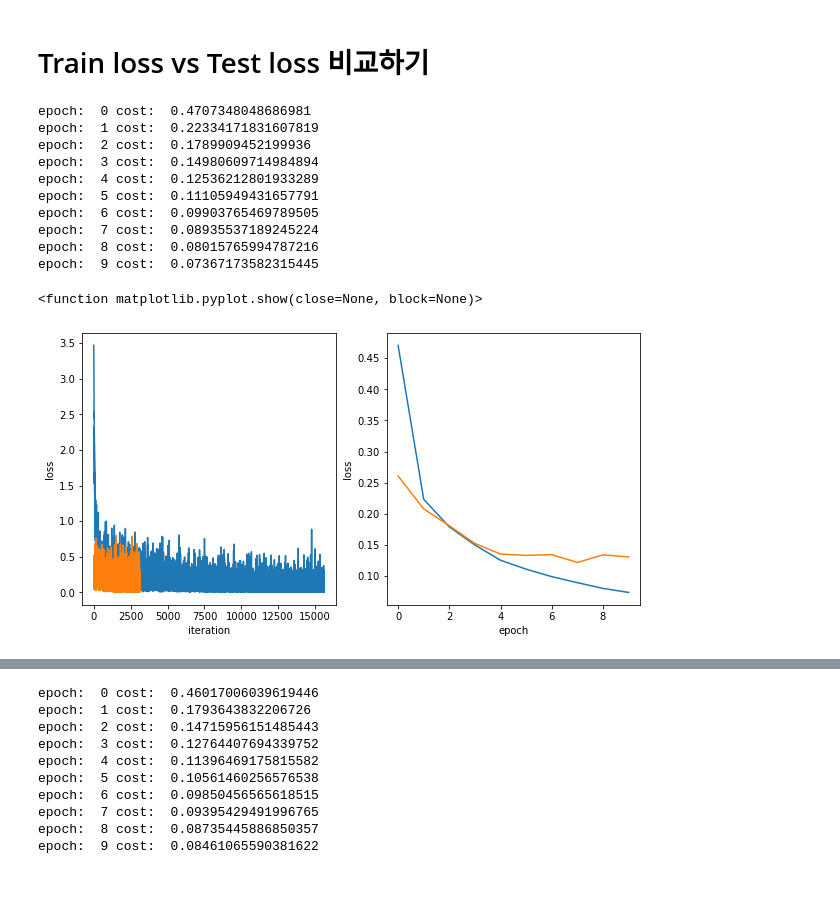
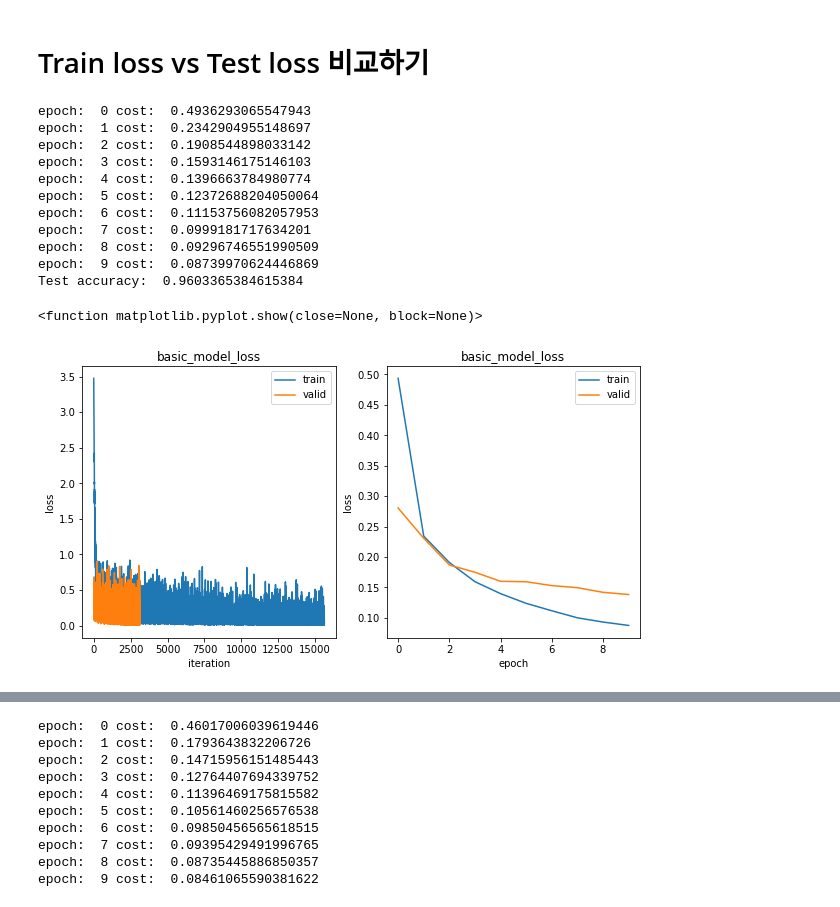
Before and after one commit to Jeong-JaeYoon/Pytorch_basic, a Jupyter notebook: mentoring.ipynb, the cells around one changed output, grey strips where cells are left out. Saved outputs shown, nothing was run; the diff lists cells and outputs as text; code cells hidden in the pictures.

```diff
--- a/mentoring.ipynb
+++ b/mentoring.ipynb
@@ -154,26 +132,3 @@ for epoch in range(1):
-# %%
-
-bn_model = batchnorm_model()
-bn_criterion = torch.nn.CrossEntropyLoss()
-bn_optimizer = optim.Adam(bn_model.parameters(), lr=0.001)
-
-bn_train_loss = []
-bn_test_loss = []
-
-for epoch in range(1):
-    bn_model.train()
-
-    for X,Y in train_loader:
-        X = X.view(-1, 28*28)
-        Y = Y
-
-        bn_optimizer.zero_grad()
-        bn_predict = bn_model(X)
-        bn_loss = bn_criterion(bn_predict, Y)
-        bn_loss.backward()
-        bn_optimizer.step()
-
-        break
 # %%
 for names in base_model.state_dict():
     print(names)
@@ -251,6 +206,8 @@ class batchnorm_model(nn.Module):
 base_model = basic_model()
 base_criterion = torch.nn.CrossEntropyLoss()
 base_optimizer = optim.Adam(base_model.parameters(), lr=0.001)
+
+# Train
 
 base_train_iteration_loss = []
 base_train_epoch_loss = []
@@ -291,28 +248,54 @@ for epoch in range(10):
             valid_avg_cost += valid_loss / len(val_loader)
 
         base_valid_epoch_loss.append(valid_avg_cost.item())
+
+# Test
+
+base_test_iteration_loss = []
+accuracy = []
+
+base_model.eval()
+with torch.no_grad():
+    for X,Y in test_loader:
+        X = X.view(-1, 28*28)
+        Y = Y
+
+        test_predict = base_model(X)
+        test_loss = base_criterion(test_predict, Y)
+        base_test_iteration_loss.append(test_loss.item())
+        correct_predict = torch.argmax(test_predict, 1) == Y
+        batch_accuracy = correct_predict.float().mean()
+        accuracy.append(batch_accuracy.item())
+
+    total_accuracy = sum(accuracy) / len(test_loader)
+    print("Test accuracy: ", total_accuracy)
 # %% [output]
-epoch:  0 cost:  0.4707348048686981
-epoch:  1 cost:  0.22334171831607819
-epoch:  2 cost:  0.1789909452199936
-epoch:  3 cost:  0.14980609714984894
-epoch:  4 cost:  0.12536212801933289
-epoch:  5 cost:  0.11105949431657791
-epoch:  6 cost:  0.09903765469789505
-epoch:  7 cost:  0.08935537189245224
-epoch:  8 cost:  0.08015765994787216
-epoch:  9 cost:  0.07367173582315445
+epoch:  0 cost:  0.4936293065547943
+epoch:  1 cost:  0.2342904955148697
+epoch:  2 cost:  0.1908544898033142
+epoch:  3 cost:  0.1593146175146103
+epoch:  4 cost:  0.1396663784980774
+epoch:  5 cost:  0.12372688204050064
+epoch:  6 cost:  0.11153756082057953
+epoch:  7 cost:  0.0999181717634201
+epoch:  8 cost:  0.09296746551990509
+epoch:  9 cost:  0.08739970624446869
+Test accuracy:  0.9603365384615384
 # %%
 plt.figure(figsize=(10,5))
 plt.subplot(1,2,1)
+plt.title('basic_model_loss')
 plt.xlabel('iteration')
 plt.ylabel('loss')
 plt.plot(range(len(train_loader)*10), base_train_iteration_loss, range(len(val_loader)*10), base_valid_iteration_loss)
+plt.legend(['train', 'valid'], loc = 1)
 plt.subplot(1,2,2)
+plt.title('basic_model_loss')
 plt.xlabel('epoch')
 plt.ylabel('loss')
 plt.plot(range(10), base_train_epoch_loss, range(10), base_valid_epoch_loss)
+plt.legend(['train', 'valid'], loc = 1)
 plt.show
 # %% [output]
 <function matplotlib.pyplot.show(close=None, block=None)>
-[figure, old version]
+[figure, new version]
```
Also changed, not shown: parts of 10 cells of this notebook.
